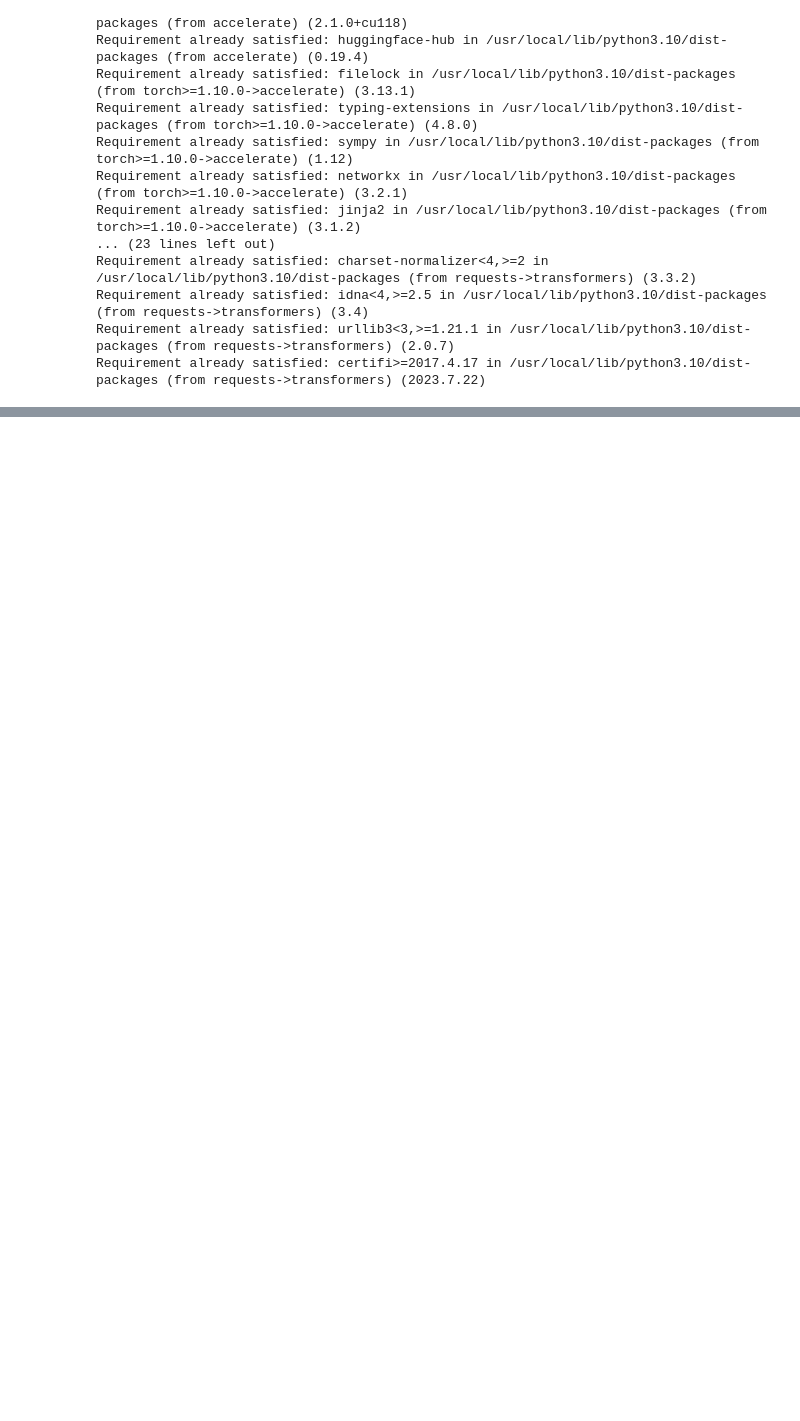
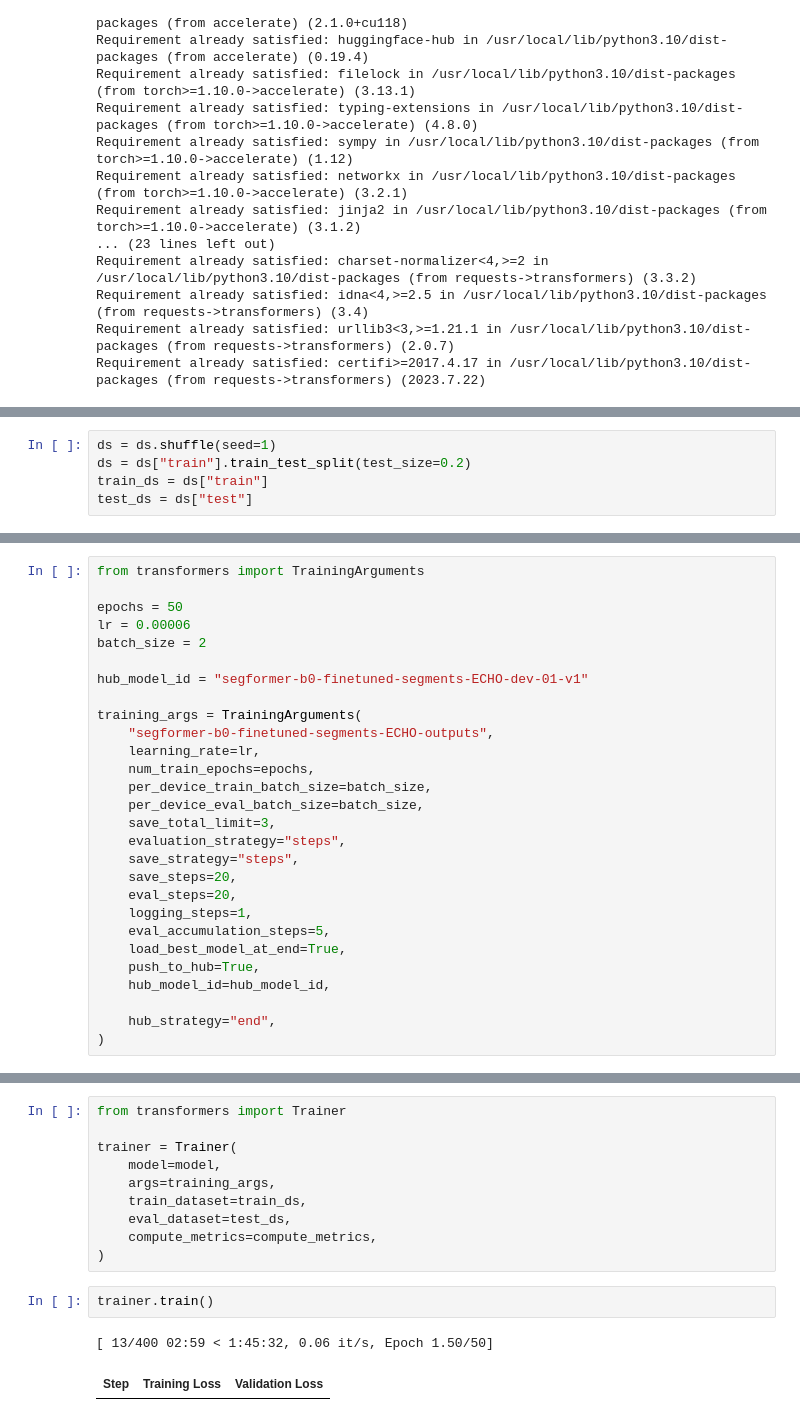
Before and after one commit to unreal-kz/Notes, a Jupyter notebook: FineTuneSAM_SEG_ECHO.ipynb, the cells around one changed output, grey strips where cells are left out. Cells and saved outputs as stored; diff of their text form; blank space fills up the shorter version.

```diff
--- a/FineTuneSAM_SEG_ECHO.ipynb
+++ b/FineTuneSAM_SEG_ECHO.ipynb
@@ -24,0 +85,5 @@ Requirement already satisfied: certifi>=2017.4.17 in /usr/local/lib/python3.10/d
+# %%
+ds = ds.shuffle(seed=1)
+ds = ds["train"].train_test_split(test_size=0.2)
+train_ds = ds["train"]
+test_ds = ds["test"]
@@ -24,0 +143,28 @@ Requirement already satisfied: certifi>=2017.4.17 in /usr/local/lib/python3.10/d
+# %%
+from transformers import TrainingArguments
+
+epochs = 50
+lr = 0.00006
+batch_size = 2
+
+hub_model_id = "segformer-b0-finetuned-segments-ECHO-dev-01-v1"
+
+training_args = TrainingArguments(
+    "segformer-b0-finetuned-segments-ECHO-outputs",
+    learning_rate=lr,
+    num_train_epochs=epochs,
+    per_device_train_batch_size=batch_size,
+    per_device_eval_batch_size=batch_size,
+    save_total_limit=3,
+    evaluation_strategy="steps",
+    save_strategy="steps",
+    save_steps=20,
+    eval_steps=20,
+    logging_steps=1,
+    eval_accumulation_steps=5,
+    load_best_model_at_end=True,
+    push_to_hub=True,
+    hub_model_id=hub_model_id,
+
+    hub_strategy="end",
+)
@@ -24,0 +208,15 @@ Requirement already satisfied: certifi>=2017.4.17 in /usr/local/lib/python3.10/d
+# %%
+from transformers import Trainer
+
+trainer = Trainer(
+    model=model,
+    args=training_args,
+    train_dataset=train_ds,
+    eval_dataset=test_ds,
+    compute_metrics=compute_metrics,
+)
+# %%
+trainer.train()
+# %% [output]
+[ 13/400 02:59 < 1:45:32, 0.06 it/s, Epoch 1.50/50]
+| Step | Training Loss | Validation Loss |
```
Also changed, not shown: parts of 14 cells of this notebook.
